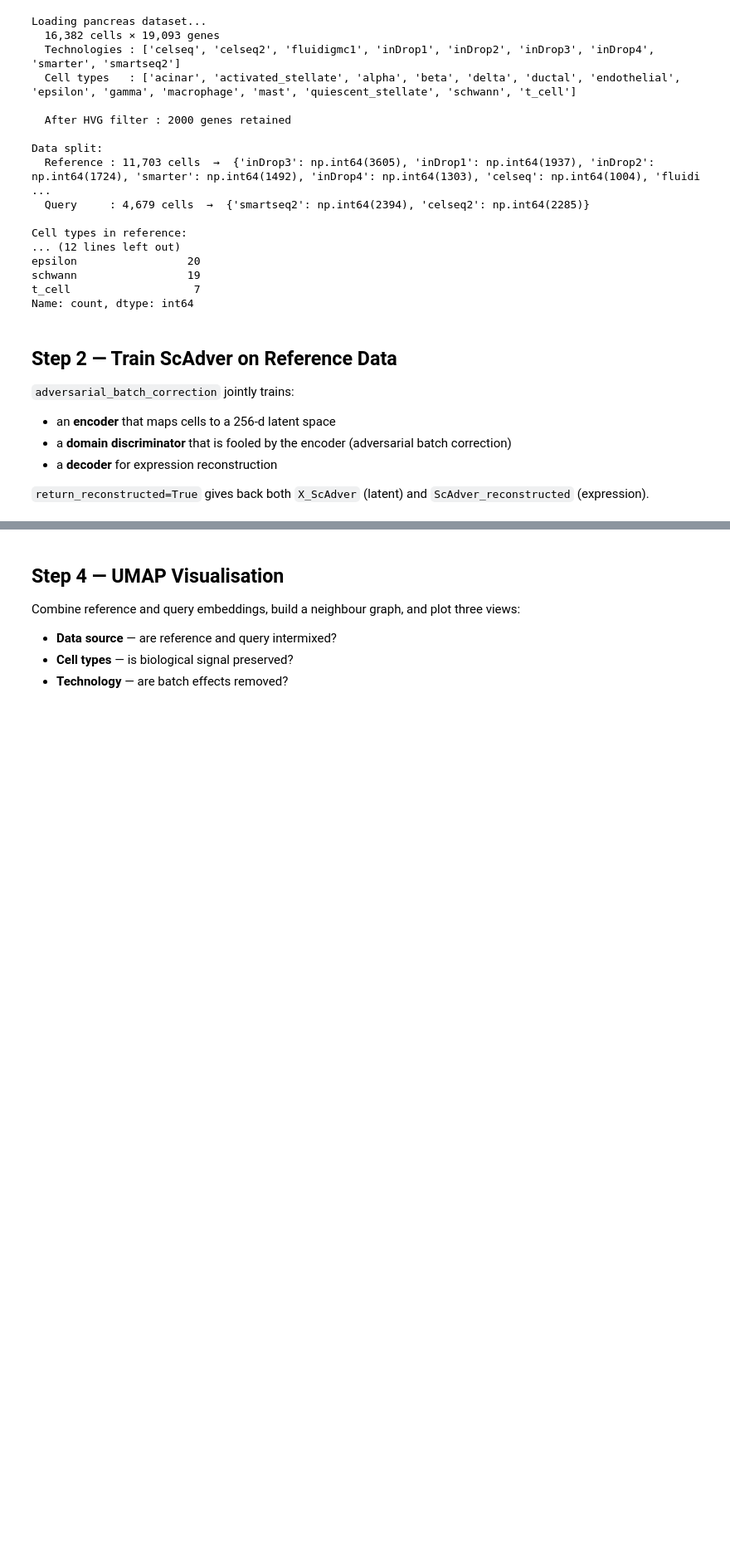
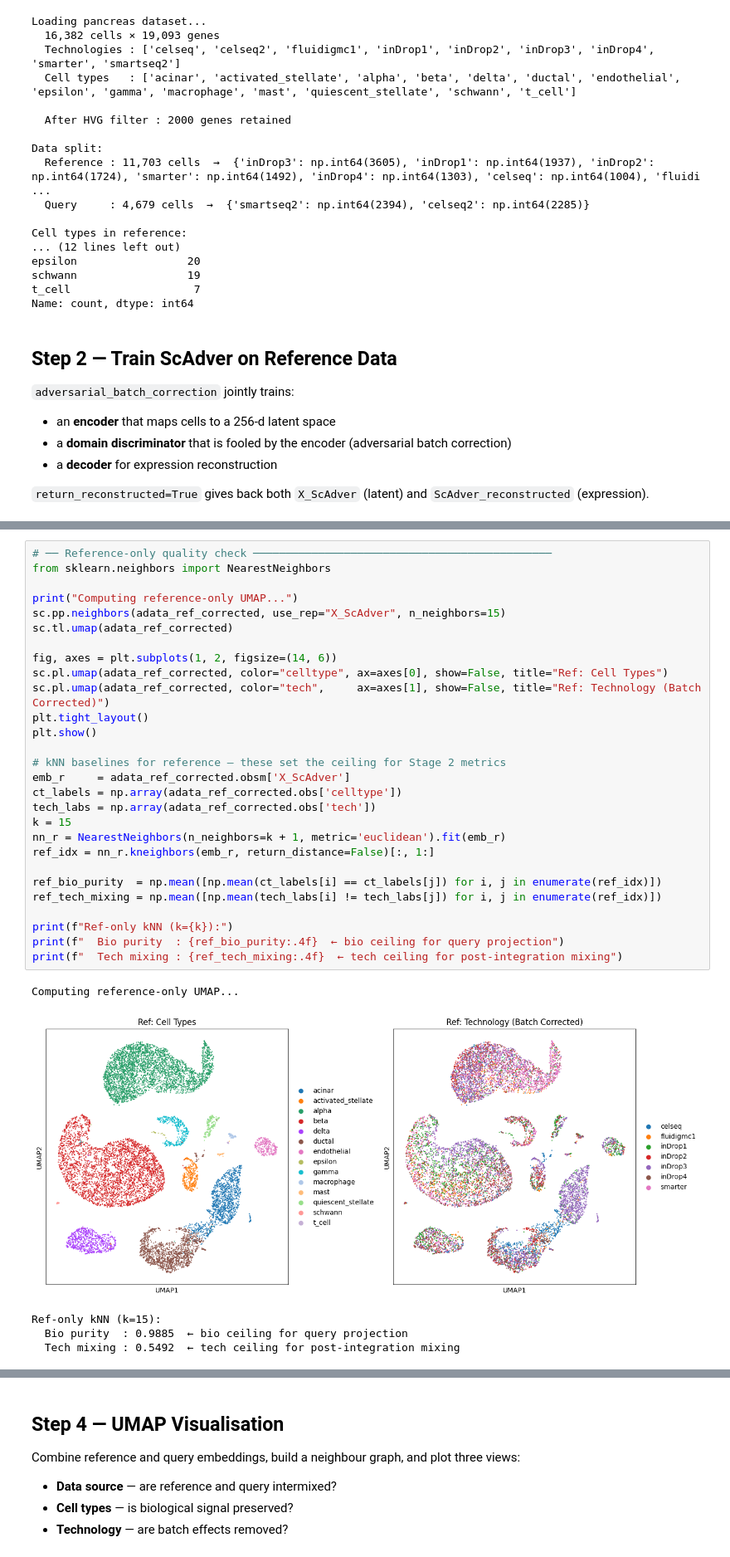
Before and after one commit to shivaprasad-patil/ScAdver, a Jupyter notebook: examples/query_projection_notebook.ipynb, the cells around one changed output, grey strips where cells are left out. Shown at 83% size. Saved outputs shown, nothing was run; the diff lists cells and outputs as text; blank space fills up the shorter version.

```diff
--- a/examples/query_projection_notebook.ipynb
+++ b/examples/query_projection_notebook.ipynb
@@ -157 +175,35 @@ Wall time: 11min 48s
+# %%
+# ── Reference-only quality check ──────────────────────────────────────────────
+from sklearn.neighbors import NearestNeighbors
+
+print("Computing reference-only UMAP...")
+sc.pp.neighbors(adata_ref_corrected, use_rep="X_ScAdver", n_neighbors=15)
+sc.tl.umap(adata_ref_corrected)
+
+fig, axes = plt.subplots(1, 2, figsize=(14, 6))
+sc.pl.umap(adata_ref_corrected, color="celltype", ax=axes[0], show=False, title="Ref: Cell Types")
+sc.pl.umap(adata_ref_corrected, color="tech",     ax=axes[1], show=False, title="Ref: Technology (Batch Corrected)")
+plt.tight_layout()
+plt.show()
+
+# kNN baselines for reference — these set the ceiling for Stage 2 metrics
+emb_r     = adata_ref_corrected.obsm['X_ScAdver']
+ct_labels = np.array(adata_ref_corrected.obs['celltype'])
+tech_labs = np.array(adata_ref_corrected.obs['tech'])
+k = 15
+nn_r = NearestNeighbors(n_neighbors=k + 1, metric='euclidean').fit(emb_r)
+ref_idx = nn_r.kneighbors(emb_r, return_distance=False)[:, 1:]
+
+ref_bio_purity  = np.mean([np.mean(ct_labels[i] == ct_labels[j]) for i, j in enumerate(ref_idx)])
+ref_tech_mixing = np.mean([np.mean(tech_labs[i] != tech_labs[j]) for i, j in enumerate(ref_idx)])
+
+print(f"Ref-only kNN (k={k}):")
+print(f"  Bio purity  : {ref_bio_purity:.4f}  ← bio ceiling for query projection")
+print(f"  Tech mixing : {ref_tech_mixing:.4f}  ← tech ceiling for post-integration mixing")
+# %% [output]
+Computing reference-only UMAP...
+[figure, added]
+Ref-only kNN (k=15):
+  Bio purity  : 0.9885  ← bio ceiling for query projection
+  Tech mixing : 0.5492  ← tech ceiling for post-integration mixing
 # %% [markdown]
```
Also changed, not shown: parts of 14 cells of this notebook, 8 other files.
